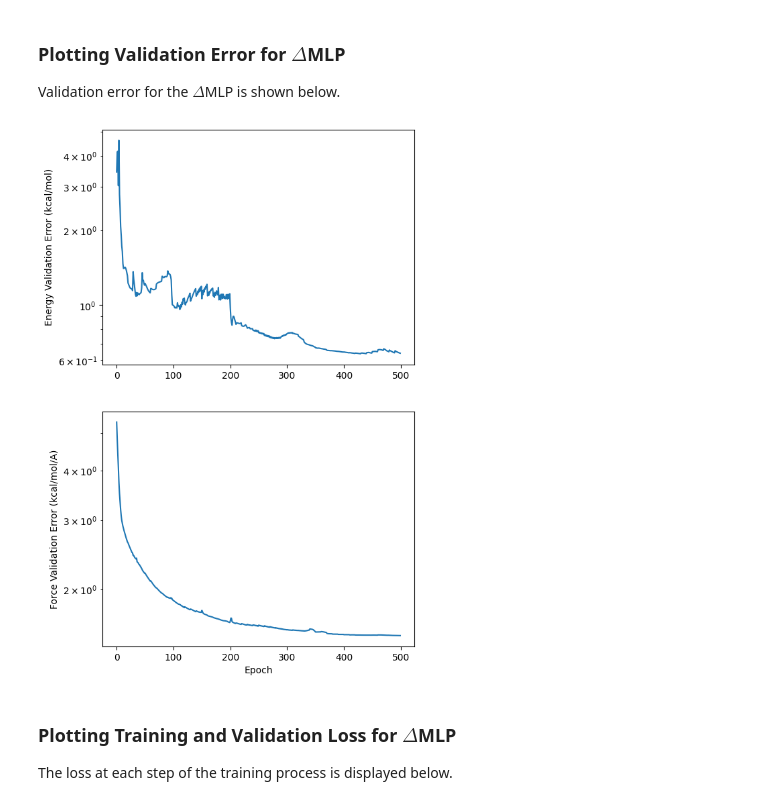
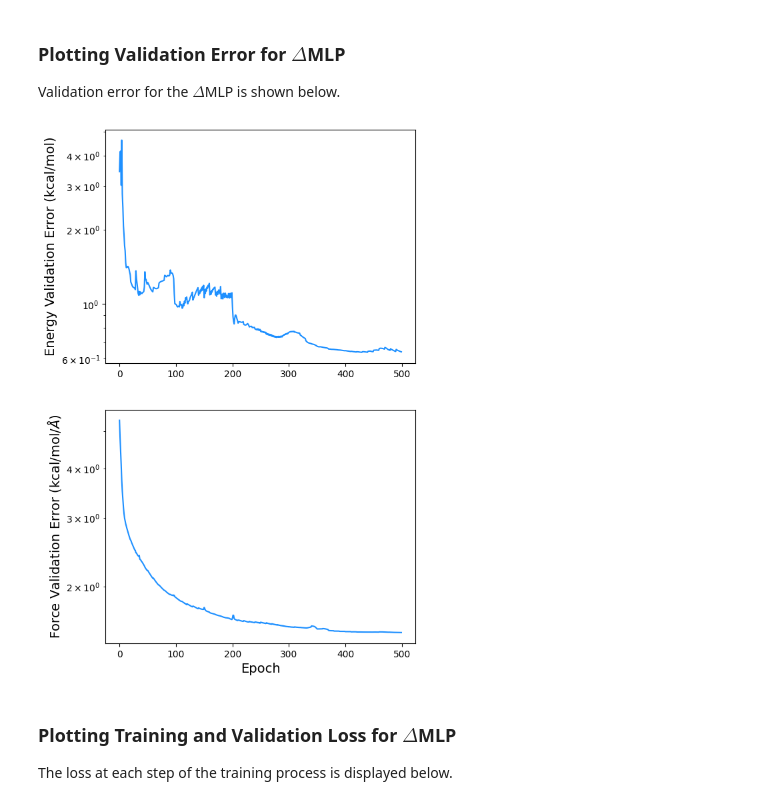
Before and after one commit to cc-ats/mlp_tutorial, a Jupyter notebook: Lesson5_BP-FNN_MLP.ipynb, the cells around one changed output. Saved outputs shown, nothing was run; the diff lists cells and outputs as text; code cells hidden in the pictures.

```diff
--- a/Lesson5_BP-FNN_MLP.ipynb
+++ b/Lesson5_BP-FNN_MLP.ipynb
@@ -484,19 +486,19 @@ Validation error for the $\Delta$MLP is shown below.
 # %%
 import pandas as pd
 
 data = pd.read_csv('logs_csv/lightning_logs/version_0/metrics.csv')
 fig, ax = plt.subplots(2, figsize=(6,10))
 x = data['epoch'][~data['l2_e_tst'].isnull()]
 y = data['l2_e_tst'][~data['l2_e_tst'].isnull()]
 y2 = data['l2_f_tst'][~data['l2_f_tst'].isnull()]
-ax[0].semilogy(x, y)
-ax[0].set_ylabel('Energy Validation Error (kcal/mol)')
-ax[1].semilogy(x, y2, label='Force Validation Error (kcal/mol')
-ax[1].set_xlabel('Epoch')
-ax[1].set_ylabel('Force Validation Error (kcal/mol/A)')
+ax[0].semilogy(x, y,color='dodgerblue')
+ax[0].set_ylabel('Energy Validation Error (kcal/mol)',size=14)
+ax[1].semilogy(x, y2, label='Force Validation Error (kcal/mol',color='dodgerblue')
+ax[1].set_xlabel('Epoch',size=14)
+ax[1].set_ylabel(r'Force Validation Error (kcal/mol/$\AA$)',size=14)
 fig.savefig('loss.png', dpi=300)
 # %% [output]
-[figure, old version]
+[figure, new version]
 # %% [markdown]
 ### Plotting Training and Validation Loss for $\Delta$MLP
 
```
Also changed, not shown: parts of 6 cells of this notebook.
